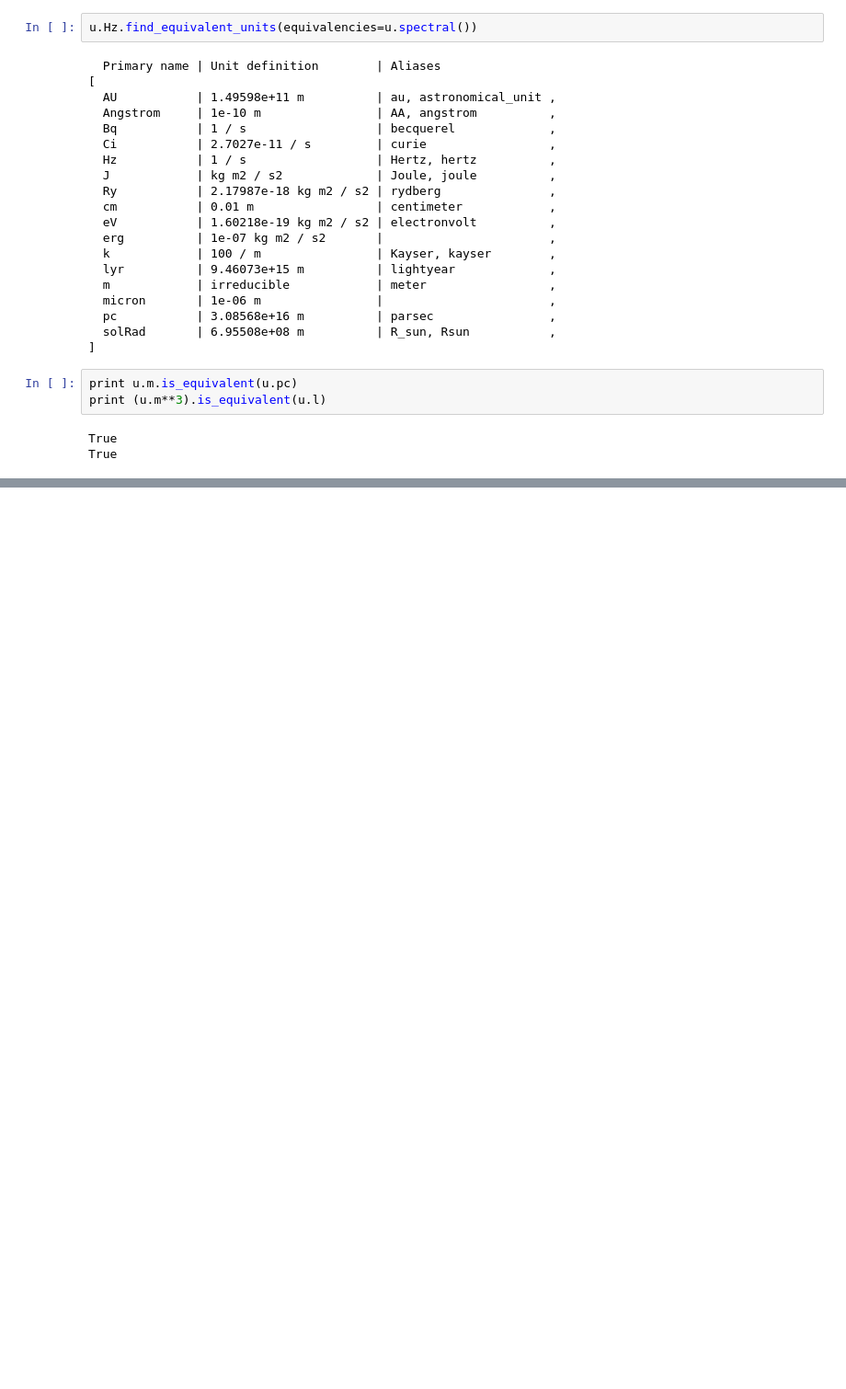
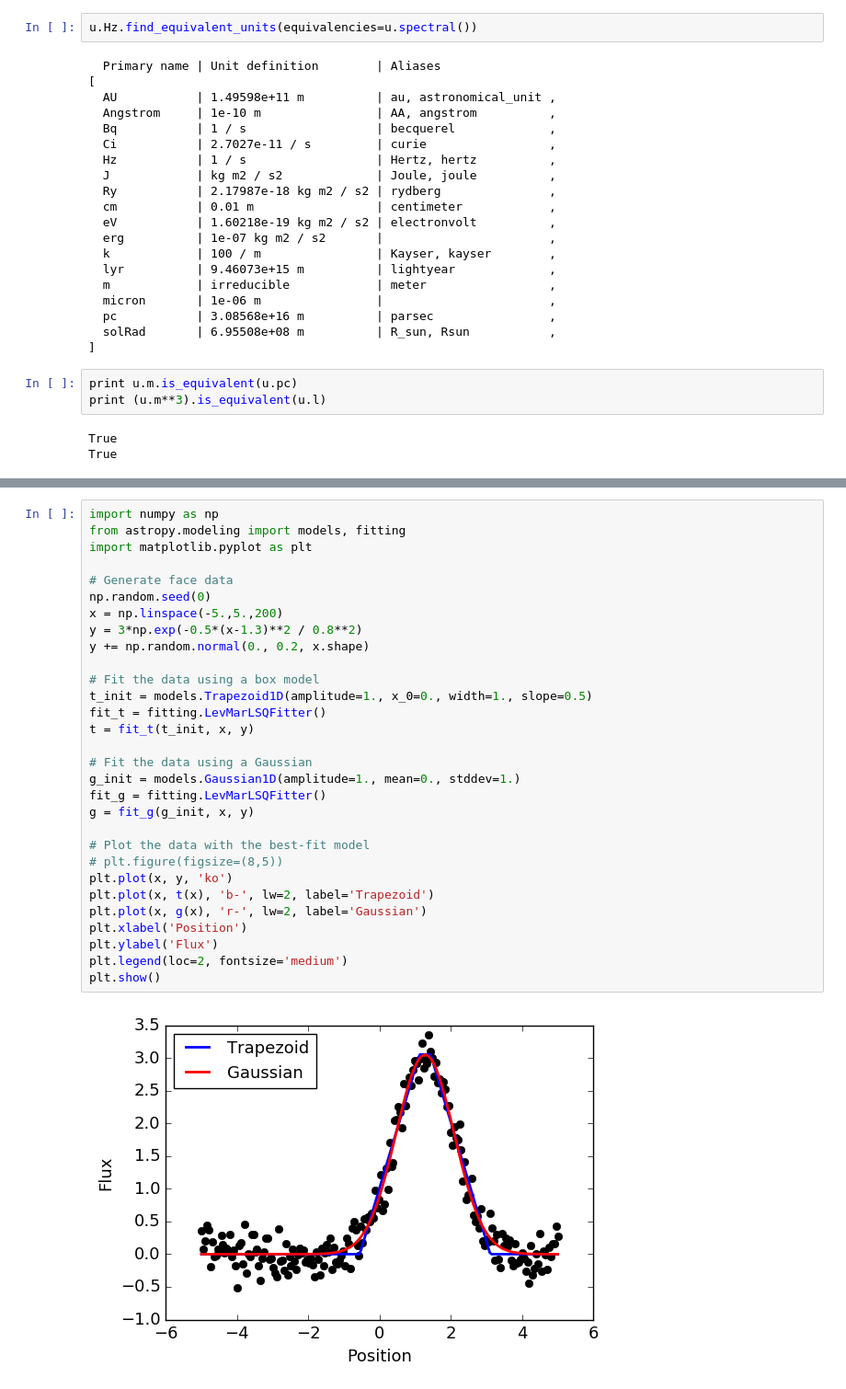
Before and after one commit to astrodoo/CodeExr, a Jupyter notebook: Python/ipynb/Astropy1.ipynb, the cells around one changed output, grey strips where cells are left out. Shown at 92% size. Drawn from its saved outputs; the diff is of its cells as text; blank space fills up the shorter version.

```diff
--- a/Python/ipynb/Astropy1.ipynb
+++ b/Python/ipynb/Astropy1.ipynb
@@ -208,0 +252,32 @@ True
+# %%
+import numpy as np
+from astropy.modeling import models, fitting
+import matplotlib.pyplot as plt
+
+# Generate face data
+np.random.seed(0)
+x = np.linspace(-5.,5.,200)
+y = 3*np.exp(-0.5*(x-1.3)**2 / 0.8**2)
+y += np.random.normal(0., 0.2, x.shape)
+
+# Fit the data using a box model
+t_init = models.Trapezoid1D(amplitude=1., x_0=0., width=1., slope=0.5)
+fit_t = fitting.LevMarLSQFitter()
+t = fit_t(t_init, x, y)
+
+# Fit the data using a Gaussian
+g_init = models.Gaussian1D(amplitude=1., mean=0., stddev=1.)
+fit_g = fitting.LevMarLSQFitter()
+g = fit_g(g_init, x, y)
+
+# Plot the data with the best-fit model
+# plt.figure(figsize=(8,5))
+plt.plot(x, y, 'ko')
+plt.plot(x, t(x), 'b-', lw=2, label='Trapezoid')
+plt.plot(x, g(x), 'r-', lw=2, label='Gaussian')
+plt.xlabel('Position')
+plt.ylabel('Flux')
+plt.legend(loc=2, fontsize='medium')
+plt.show()
+# %% [output]
+[figure, added]
```
Also changed, not shown: parts of 4 cells of this notebook.
